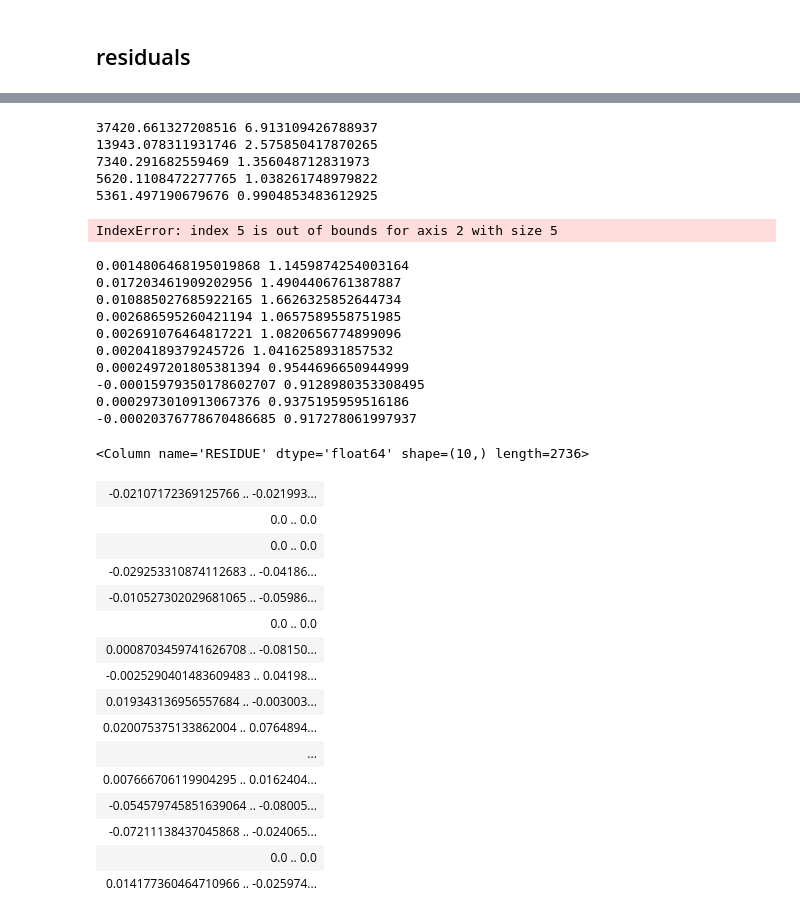
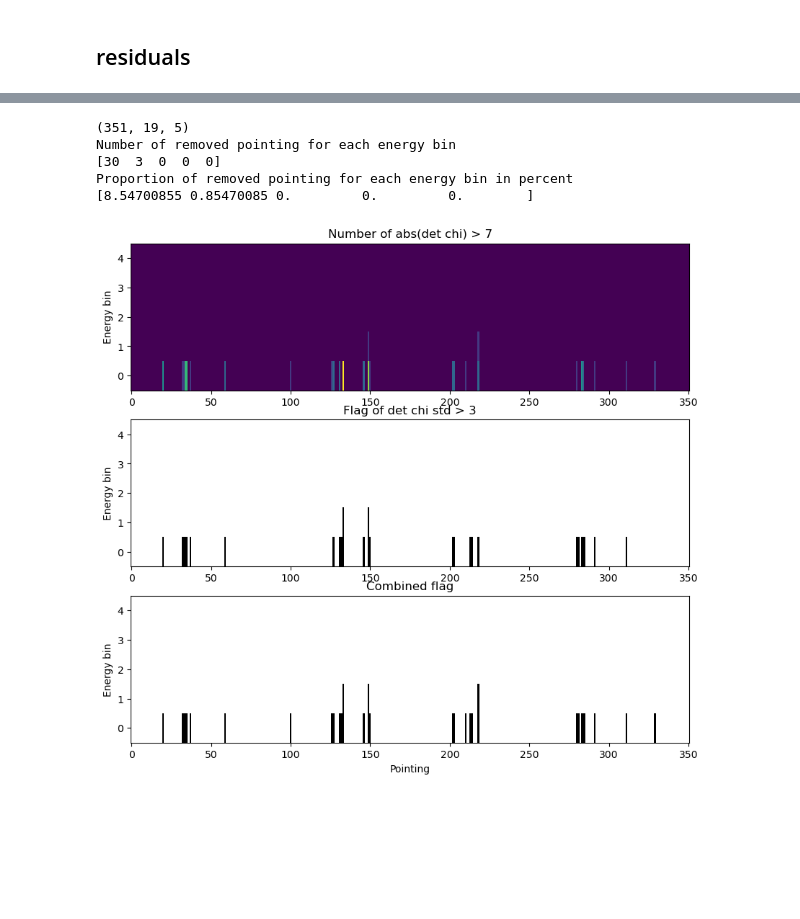
Before and after one commit to tristanbouchet/spi-tap, a Jupyter notebook: auto_spitap.ipynb, the cells around one changed output, grey strips where cells are left out. Saved outputs shown, nothing was run; the diff lists cells and outputs as text; code cells hidden in the pictures; blank space fills up the shorter version.

```diff
--- a/auto_spitap.ipynb
+++ b/auto_spitap.ipynb
@@ -195,56 +232,9 @@ show_rel_flux=True
-# %%
-import numpy as np
-Nparam= spi_result.res_header['PARS_FIT']
-
-for e in range(10):
-    chi_arr = spi_result.chi[:,:,e].flatten()
-    det_active= spi_result.Ndetectors - np.isnan(spi_result.chi[0,:,0]).sum()
-    Ndata = (~np.isnan(chi_arr)).sum()
-    Ndof = Ndata - Nparam
-    chi2= np.nansum(spi_result.chi[:,:,e].flatten()**2)
-    chi2_red= chi2/Ndof
-    print(chi2, chi2_red)
-# %% [output]
-37420.661327208516 6.913109426788937
-13943.078311931746 2.575850417870265
-7340.291682559469 1.356048712831973
-5620.1108472277765 1.038261748979822
-5361.497190679676 0.9904853483612925
-IndexError: index 5 is out of bounds for axis 2 with size 5
-# %%
-spi_result.chi.shape
-for i in range(10):
-    chi_point_det=spi_result.chi[:,:,i].flatten()
-    chi_point_det=chi_point_det[~np.isnan(chi_point_det)]
-    print(chi_point_det.mean(), chi_point_det.std())
-# %% [output]
-0.0014806468195019868 1.1459874254003164
-0.017203461909202956 1.4904406761387887
-0.010885027685922165 1.6626325852644734
-0.002686595260421194 1.0657589558751985
-0.002691076464817221 1.0820656774899096
-0.00204189379245726 1.0416258931857532
-0.0002497201805381394 0.9544696650944999
--0.00015979350178602707 0.9128980353308495
-0.0002973010913067376 0.9375195959516186
--0.00020376778670486685 0.917278061997937
 # %%
-spi_result.res_tab['RESIDUE']
+pointing_selection = spi_result.select_pointing(det_thresh=7, std_point_thresh=3)
 # %% [output]
-<Column name='RESIDUE' dtype='float64' shape=(10,) length=2736>
+(351, 19, 5)
+Number of removed pointing for each energy bin
+[30  3  0  0  0]
+Proportion of removed pointing for each energy bin in percent
+[8.54700855 0.85470085 0.         0.         0.        ]
-| -0.02107172369125766 .. -0.021993... |
-| 0.0 .. 0.0 |
-| 0.0 .. 0.0 |
-| -0.029253310874112683 .. -0.04186... |
-| -0.010527302029681065 .. -0.05986... |
-| 0.0 .. 0.0 |
-| 0.0008703459741626708 .. -0.08150... |
-| -0.0025290401483609483 .. 0.04198... |
-| 0.019343136956557684 .. -0.003003... |
-| 0.020075375133862004 .. 0.0764894... |
-| ... |
-| 0.007666706119904295 .. 0.0162404... |
-| -0.054579745851639064 .. -0.08005... |
-| -0.07211138437045868 .. -0.024065... |
-| 0.0 .. 0.0 |
-| 0.014177360464710966 .. -0.025974... |
+[figure, added]
```
Also changed, not shown: parts of 12 cells of this notebook, 2 other files.
